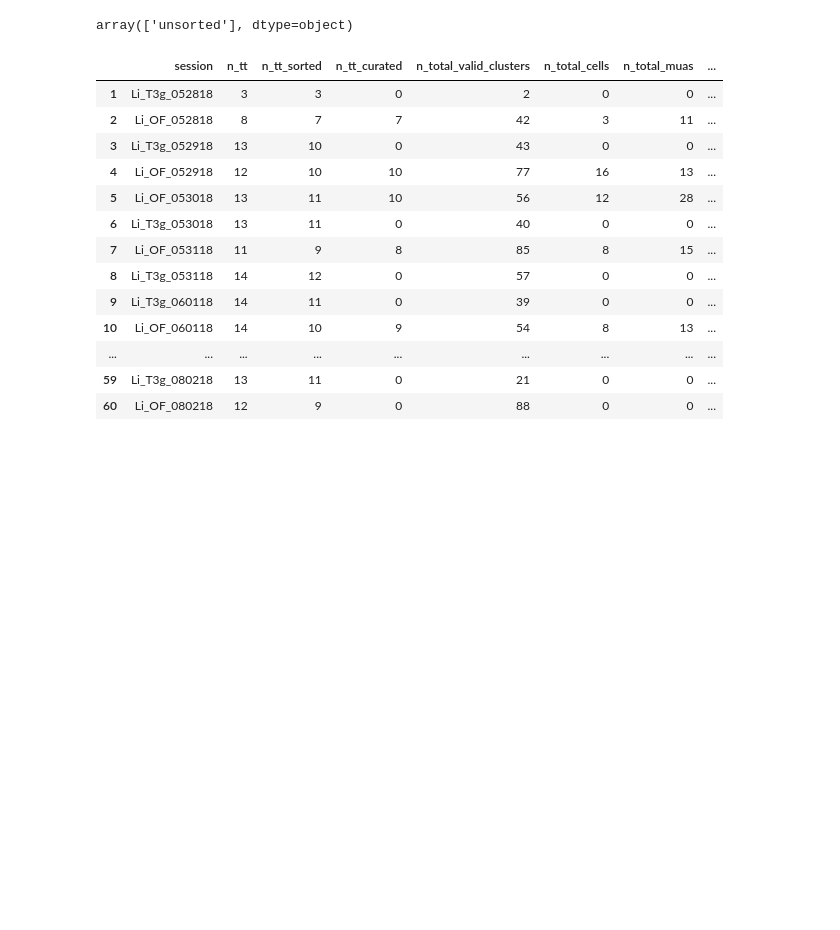
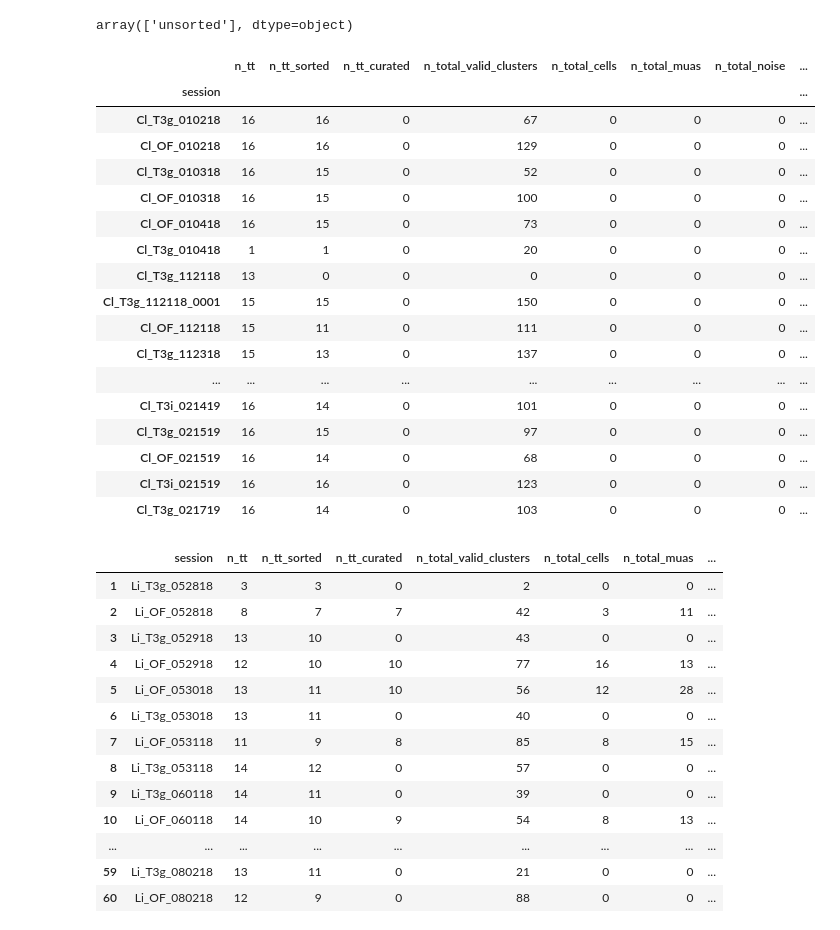
Before and after one commit to alexgonzl/TMA, a Jupyter notebook: quick_hacks.ipynb, the cells around one changed output. Cells and saved outputs as stored; diff of their text form; code cells hidden in the pictures; blank space fills up the shorter version.

```diff
--- a/quick_hacks.ipynb
+++ b/quick_hacks.ipynb
@@ -138,3 +210,24 @@ a,b,c=1,1,1
+# %%
+sort_summary_table.set_index('session')
+# %% [output]
+|  | n_tt | n_tt_sorted | n_tt_curated | n_total_valid_clusters | n_total_cells | n_total_muas | n_total_noise | ... |
+| session |  |  |  |  |  |  |  | ... |
+| Cl_T3g_010218 | 16 | 16 | 0 | 67 | 0 | 0 | 0 | ... |
+| Cl_OF_010218 | 16 | 16 | 0 | 129 | 0 | 0 | 0 | ... |
+| Cl_T3g_010318 | 16 | 15 | 0 | 52 | 0 | 0 | 0 | ... |
+| Cl_OF_010318 | 16 | 15 | 0 | 100 | 0 | 0 | 0 | ... |
+| Cl_OF_010418 | 16 | 15 | 0 | 73 | 0 | 0 | 0 | ... |
+| Cl_T3g_010418 | 1 | 1 | 0 | 20 | 0 | 0 | 0 | ... |
+| Cl_T3g_112118 | 13 | 0 | 0 | 0 | 0 | 0 | 0 | ... |
+| Cl_T3g_112118_0001 | 15 | 15 | 0 | 150 | 0 | 0 | 0 | ... |
+| Cl_OF_112118 | 15 | 11 | 0 | 111 | 0 | 0 | 0 | ... |
+| Cl_T3g_112318 | 15 | 13 | 0 | 137 | 0 | 0 | 0 | ... |
+| ... | ... | ... | ... | ... | ... | ... | ... | ... |
+| Cl_T3i_021419 | 16 | 14 | 0 | 101 | 0 | 0 | 0 | ... |
+| Cl_T3g_021519 | 16 | 15 | 0 | 97 | 0 | 0 | 0 | ... |
+| Cl_OF_021519 | 16 | 14 | 0 | 68 | 0 | 0 | 0 | ... |
+| Cl_T3i_021519 | 16 | 16 | 0 | 123 | 0 | 0 | 0 | ... |
+| Cl_T3g_021719 | 16 | 14 | 0 | 103 | 0 | 0 | 0 | ... |
 # %%
 sort_summary_table.to_csv(Path(sort_path,('sort_summary_{}_{}.csv'.format(sorter,subject_id))))
 sort_summary_table
```
Also changed, not shown: parts of 10 cells of this notebook, 8 other files.
